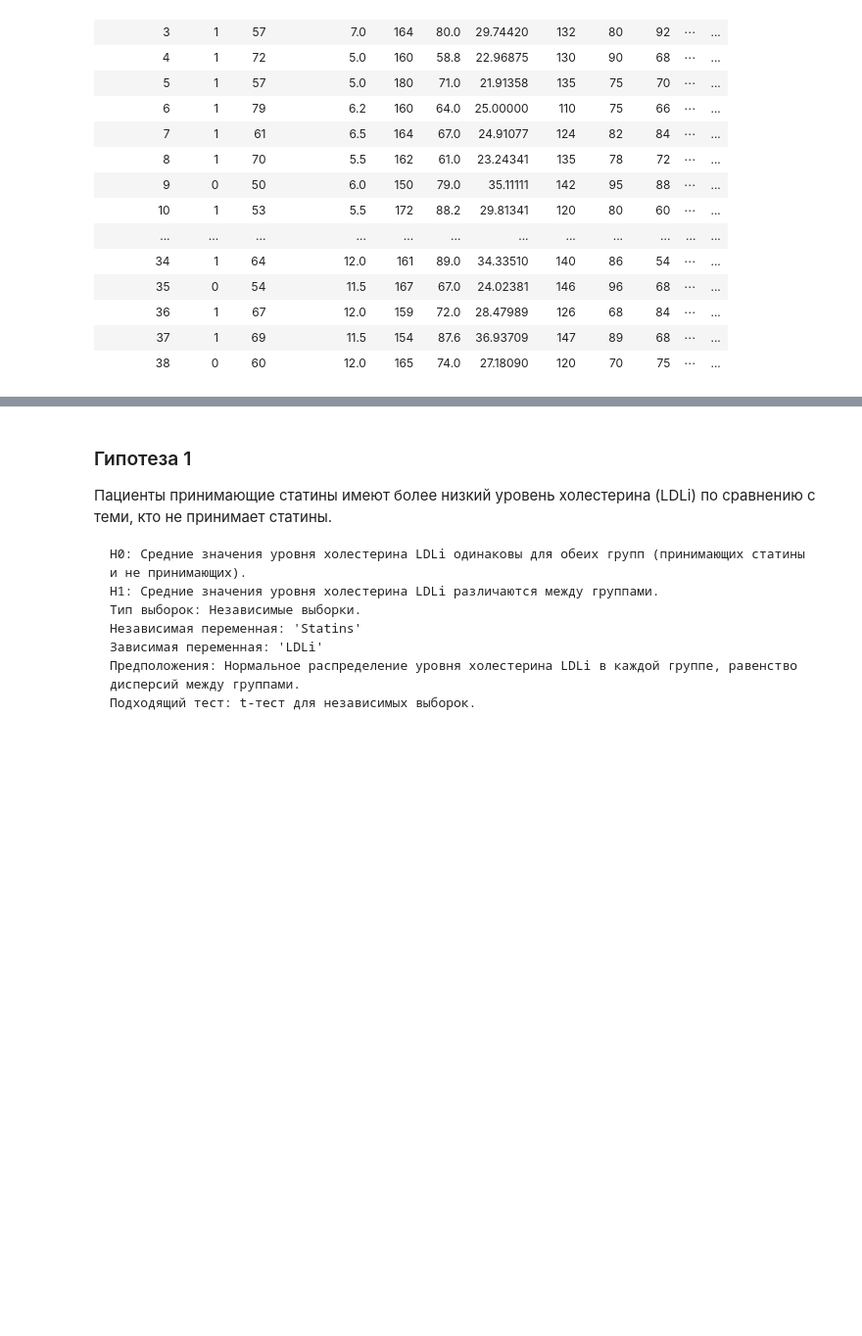
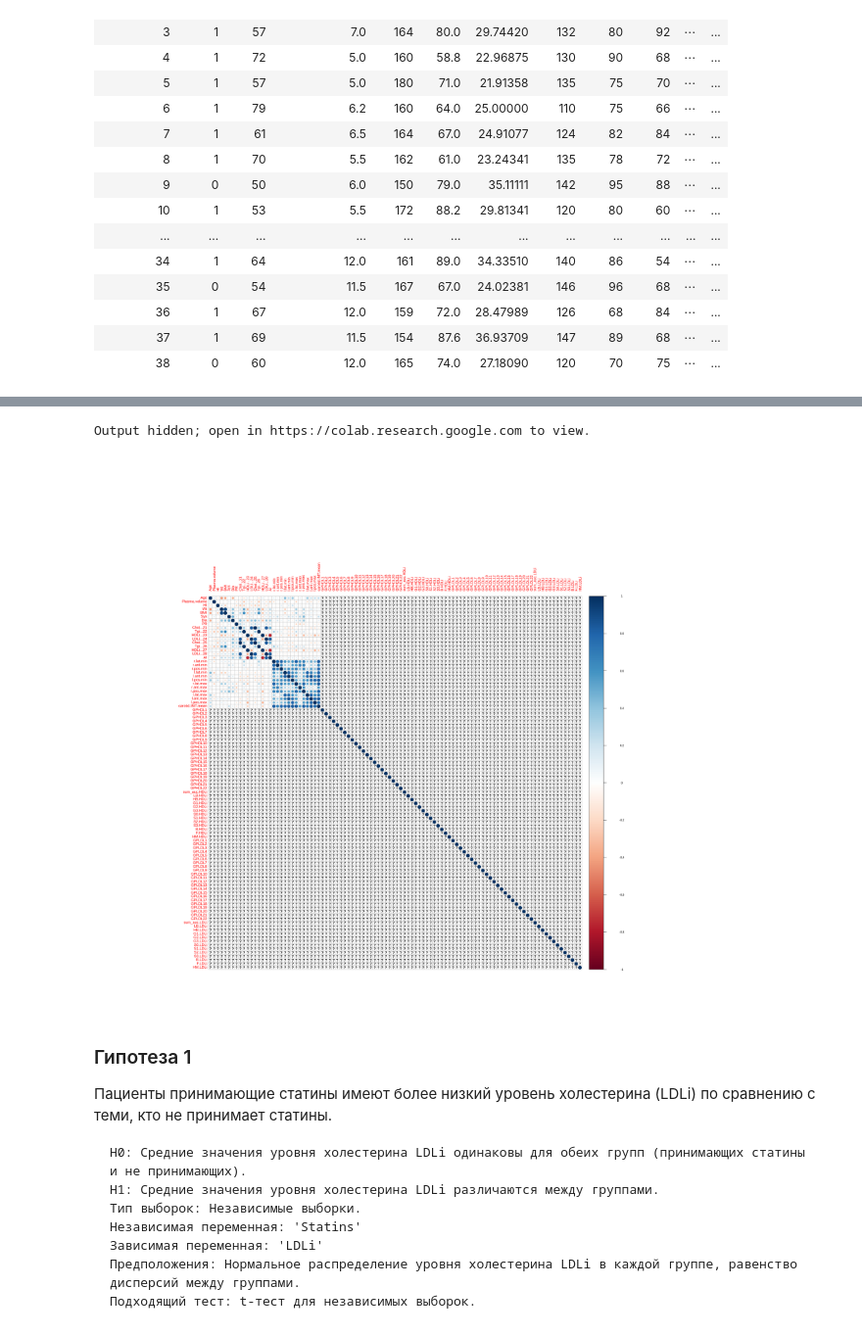
Before and after one commit to MikhailDemin/GB_DataScience-in-Med, a Jupyter notebook: 21_Applied_statistics_in_medicine/21_lesson_3_my_solution.ipynb, the cells around one changed output, grey strips where cells are left out. Shown at 98% size. Saved outputs shown, nothing was run; the diff lists cells and outputs as text; code cells hidden in the pictures; blank space fills up the shorter version.

```diff
--- a/21_Applied_statistics_in_medicine/21_lesson_3_my_solution.ipynb
+++ b/21_Applied_statistics_in_medicine/21_lesson_3_my_solution.ipynb
@@ -143,3 +160,15 @@ A tibble: 38 × 114
+# %%
+options(repr.plot.width = 25, repr.plot.height = 25)
+ggpairs (data,
+        columns = pair_cols,
+        mapping = aes(color = Group),
+        lower = list(combo = wrap("facethist", binwidth=0.8)))
+# %% [output]
+Output hidden; open in https://colab.research.google.com to view.
+# %%
+corrplot(cor(select_if(data, is.numeric)))
+# %% [output]
+[figure, added]
 # %% [markdown]
 ### Гипотеза 1
 Пациенты принимающие статины имеют более низкий уровень холестерина (LDLi) по сравнению с теми, кто не принимает статины.
```
Also changed, not shown: parts of 19 cells of this notebook, 1 other file.
